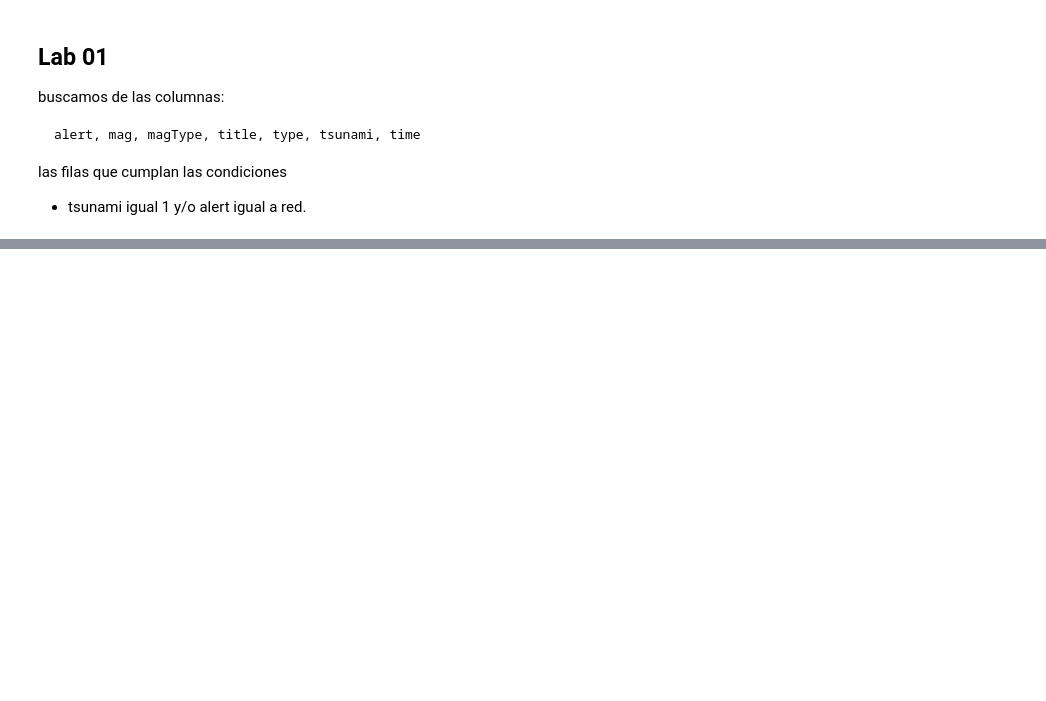
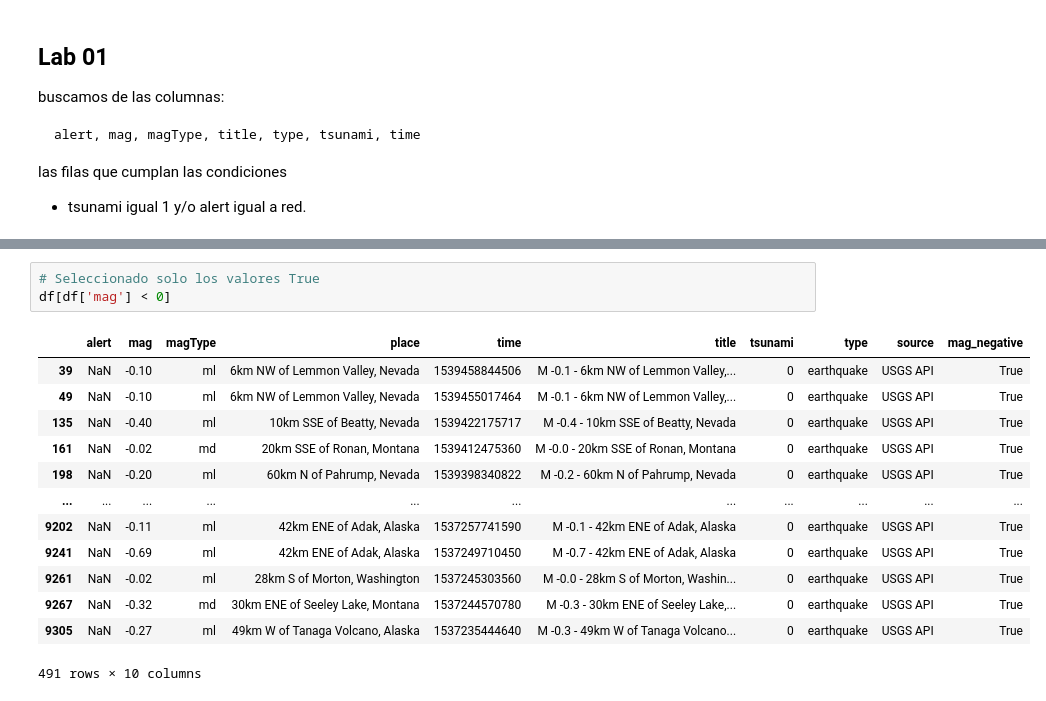
Before and after one commit to ricardocarreras/Bootcamp_DataScience_student, a Jupyter notebook: week10/01_Pandas_segunda_parte.ipynb, the cells around one changed output, grey strips where cells are left out. Saved outputs shown, nothing was run; the diff lists cells and outputs as text; blank space fills up the shorter version.

```diff
--- a/week10/01_Pandas_segunda_parte.ipynb
+++ b/week10/01_Pandas_segunda_parte.ipynb
@@ -671,0 +980,17 @@ las filas que cumplan las condiciones
+# %%
+# Seleccionado solo los valores True
+df[df['mag'] < 0]
+# %% [output]
+|  | alert | mag | magType | place | time | title | tsunami | type | source | mag_negative |
+| 39 | NaN | -0.10 | ml | 6km NW of Lemmon Valley, Nevada | 1539458844506 | M -0.1 - 6km NW of Lemmon Valley,... | 0 | earthquake | USGS API | True |
+| 49 | NaN | -0.10 | ml | 6km NW of Lemmon Valley, Nevada | 1539455017464 | M -0.1 - 6km NW of Lemmon Valley,... | 0 | earthquake | USGS API | True |
+| 135 | NaN | -0.40 | ml | 10km SSE of Beatty, Nevada | 1539422175717 | M -0.4 - 10km SSE of Beatty, Nevada | 0 | earthquake | USGS API | True |
+| 161 | NaN | -0.02 | md | 20km SSE of Ronan, Montana | 1539412475360 | M -0.0 - 20km SSE of Ronan, Montana | 0 | earthquake | USGS API | True |
+| 198 | NaN | -0.20 | ml | 60km N of Pahrump, Nevada | 1539398340822 | M -0.2 - 60km N of Pahrump, Nevada | 0 | earthquake | USGS API | True |
+| ... | ... | ... | ... | ... | ... | ... | ... | ... | ... | ... |
+| 9202 | NaN | -0.11 | ml | 42km ENE of Adak, Alaska | 1537257741590 | M -0.1 - 42km ENE of Adak, Alaska | 0 | earthquake | USGS API | True |
+| 9241 | NaN | -0.69 | ml | 42km ENE of Adak, Alaska | 1537249710450 | M -0.7 - 42km ENE of Adak, Alaska | 0 | earthquake | USGS API | True |
+| 9261 | NaN | -0.02 | ml | 28km S of Morton, Washington | 1537245303560 | M -0.0 - 28km S of Morton, Washin... | 0 | earthquake | USGS API | True |
+| 9267 | NaN | -0.32 | md | 30km ENE of Seeley Lake, Montana | 1537244570780 | M -0.3 - 30km ENE of Seeley Lake,... | 0 | earthquake | USGS API | True |
+| 9305 | NaN | -0.27 | ml | 49km W of Tanaga Volcano, Alaska | 1537235444640 | M -0.3 - 49km W of Tanaga Volcano... | 0 | earthquake | USGS API | True |
+491 rows × 10 columns
```
Also changed, not shown: parts of 55 cells of this notebook.
